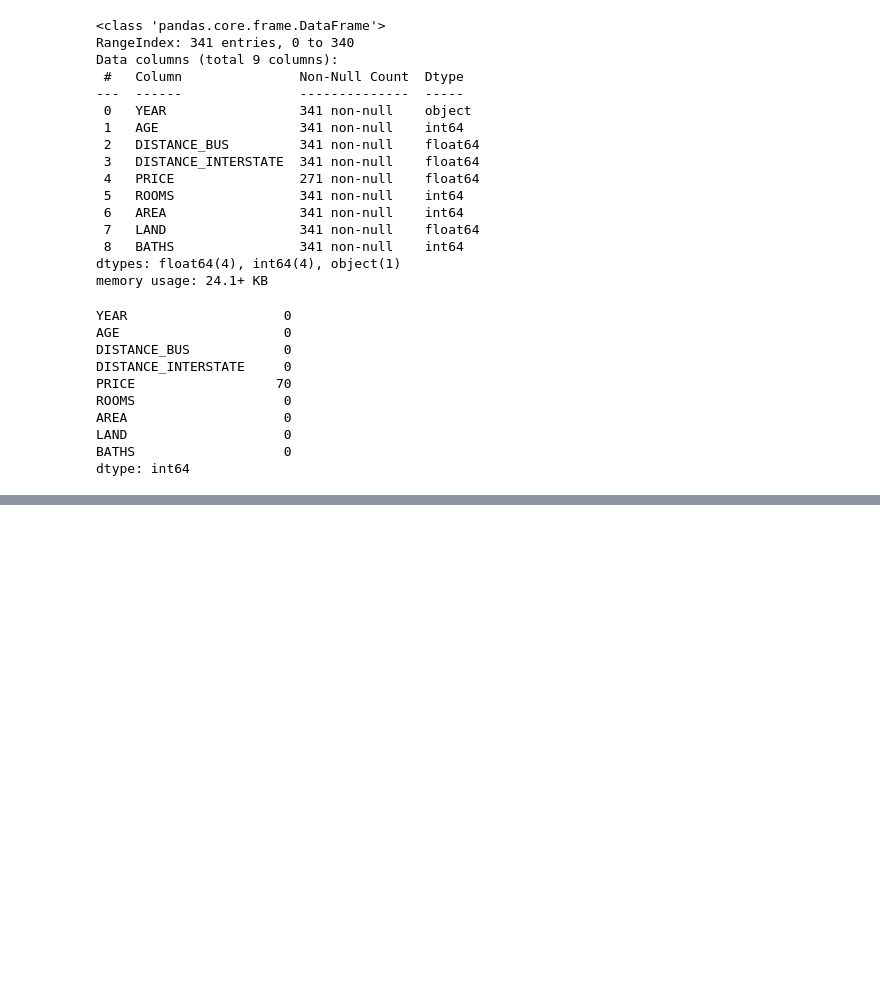
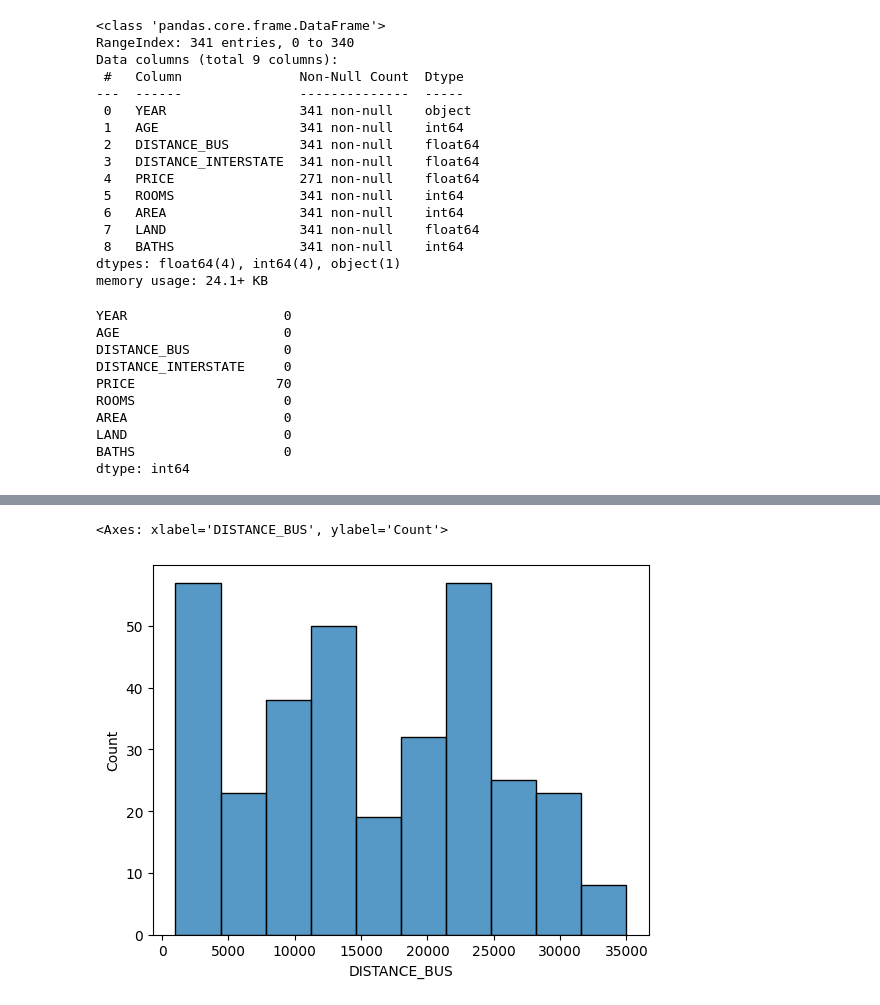
Before and after one commit to jodiaz04/Machine-learning---proyectos-, a Jupyter notebook: solucion_act_2.ipynb, the cells around one changed output, grey strips where cells are left out. Saved outputs shown, nothing was run; the diff lists cells and outputs as text; code cells hidden in the pictures; blank space fills up the shorter version.

```diff
--- a/solucion_act_2.ipynb
+++ b/solucion_act_2.ipynb
@@ -211 +222,6 @@ PRICE_PROBLEMS         0
 dtype: int64
+# %%
+sns.histplot(x=pgn['DISTANCE_BUS'])
+# %% [output]
+<Axes: xlabel='DISTANCE_BUS', ylabel='Count'>
+[figure, added]
```
Also changed, not shown: parts of 22 cells of this notebook.
